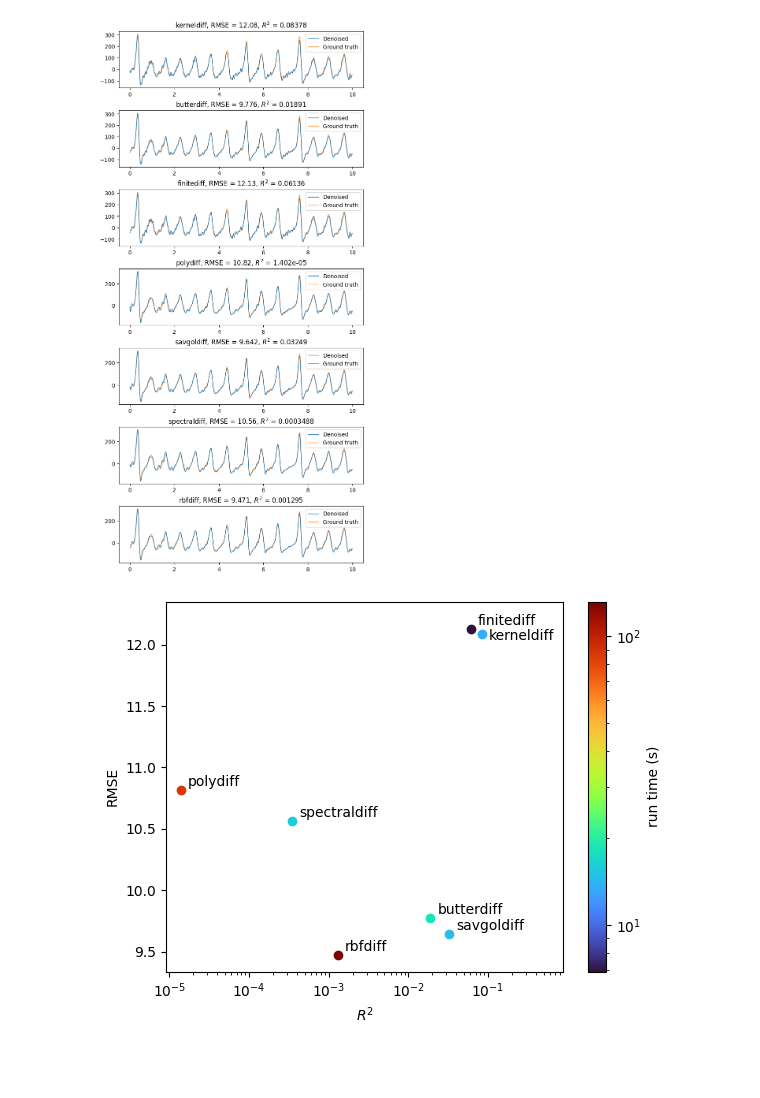
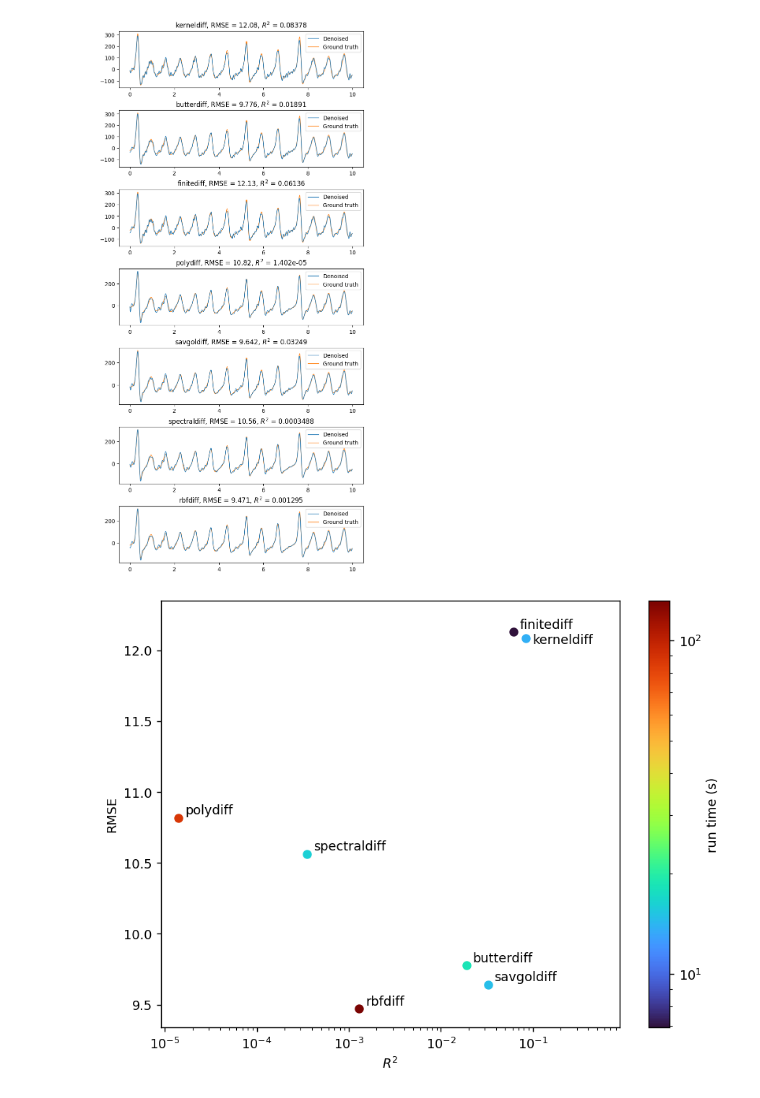
Before and after one commit to alexje76/SINDY-Noise-Investigation, a Jupyter notebook: Denoising Study.ipynb, the cells around one changed output. Drawn from its saved outputs; the diff is of its cells as text; code cells hidden in the pictures; blank space fills up the shorter version.

Commit message:
Exported plots for denoising demo

```diff
--- a/Denoising Study.ipynb
+++ b/Denoising Study.ipynb
@@ -73,0 +40,15 @@ plt.show()
+# %%
+fig = plt.figure(dpi=128, figsize=(16, 6))
+axs = fig.subplots(1, 3, subplot_kw={"projection": "3d"})
+
+x_arr = (traj.x, traj.x_noisy, traj.x_denoised)
+title_arr = ("Ground truth", "Noisy", "Denoised")
+
+for ax, x, title in zip(axs, x_arr, title_arr):
+    ax.plot(*x, lw=0.4)
+    ax.set_xlabel("$x$")
+    ax.set_ylabel("$y$")
+    ax.set_zlabel("$z$")
+    ax.set_title(title)
+
+plt.savefig("denoising_lorenz.png", bbox_inches="tight", pad_inches=0.3)
@@ -250,35 +233,38 @@ lmbd: 0.011496093749999999
 [figure]
 # %%
 fig, ax = plt.subplots()
+fig.set_dpi(128)
+fig.set_size_inches(8, 6)
 
 times = [results[method][1] for method in results.keys()]
 norm = clr.LogNorm(min(times), max(times))
 colormap = "turbo"
 
 for method, (param_dict, time, err, err_corr) in results.items():
     ax.scatter(err_corr, err, None, time, norm=norm, cmap=colormap)
     ax.annotate(
         method,
         (err_corr, err),
         xytext=(5, -4 if method == "kerneldiff" else 3),
         textcoords="offset points",
     )
 
 ax.set_xscale("log")
 ax.set_xlabel("$R^2$")
 ax.set_ylabel("RMSE")
 
 sm = cm.ScalarMappable(cmap=colormap, norm=norm)
 fig.colorbar(sm, ax=ax, label="run time (s)")
 
 x_min, x_max = ax.get_xlim()
 margin = np.log10(x_max / x_min) * 0.2
 ax.set_xlim(x_min, x_max * 10**margin)
 
 y_min, y_max = ax.get_ylim()
 margin = (y_max - y_min) * 0.03
 ax.set_ylim(y_min, y_max + margin)
 
+plt.savefig("denoising_study.png", bbox_inches="tight")
 plt.show()
 # %% [output]
-[figure, old version]
+[figure, new version]
```
Also changed, not shown: parts of 2 cells of this notebook, 2 other files.
